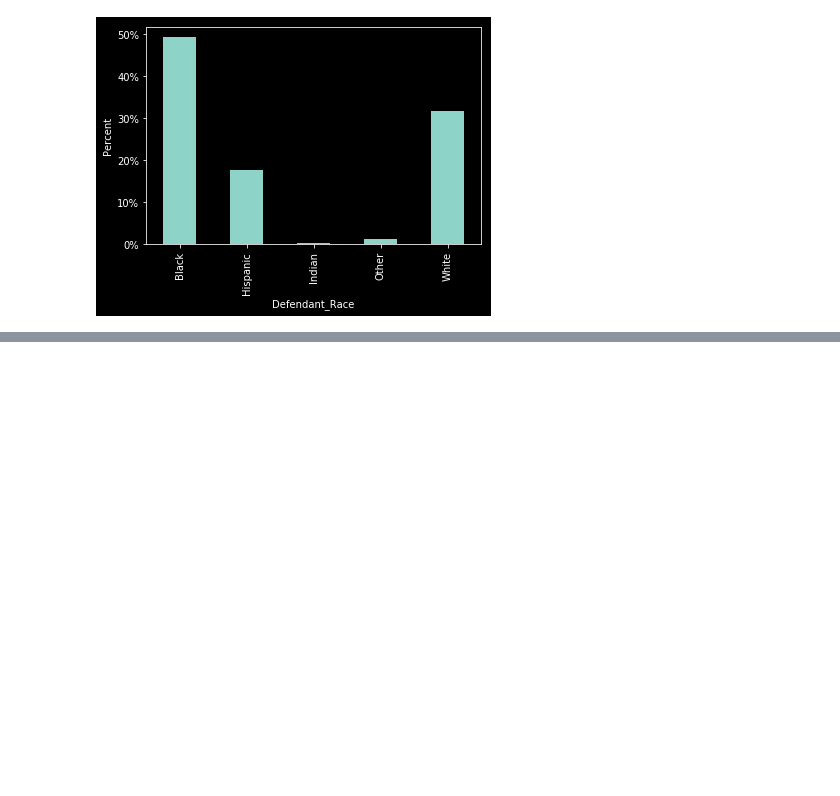
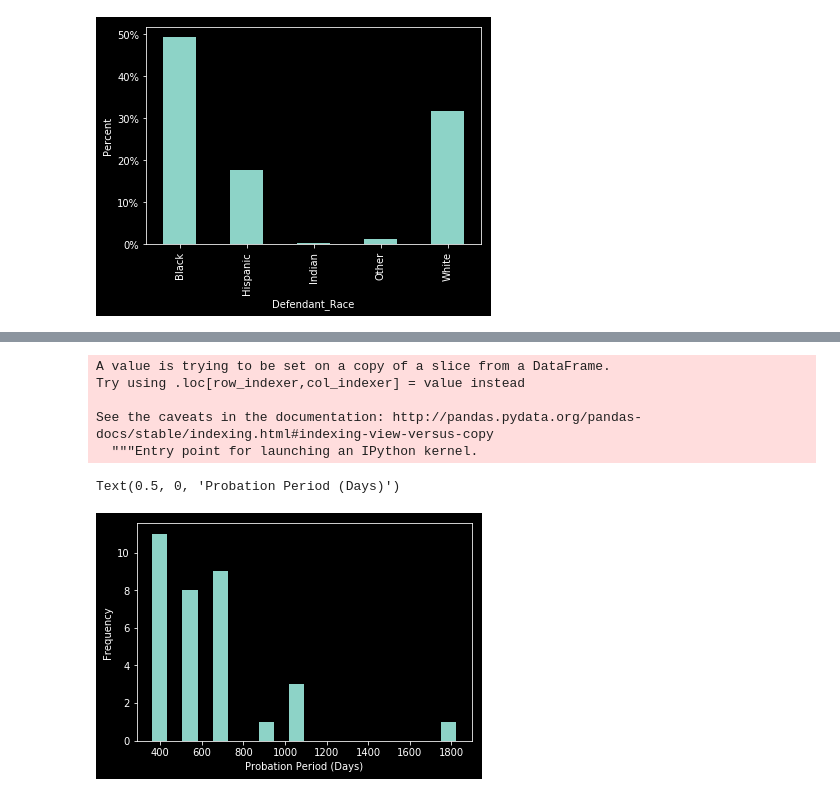
Before and after one commit to jackmoody11/poli490h, a Jupyter notebook: src/nb.ipynb, the cells around one changed output, grey strips where cells are left out. Saved outputs shown, nothing was run; the diff lists cells and outputs as text; code cells hidden in the pictures; blank space fills up the shorter version.

```diff
--- a/src/nb.ipynb
+++ b/src/nb.ipynb
@@ -19,19 +35,15 @@ def fix_birthdays(x):
 # %%
-df = pd.read_csv('../data/example_arrests.csv', dtype={'CRRKCY': str})
-fields = pd.read_csv('../data/fields.csv', index_col='field')
-marijuana_offense_codes = pd.read_csv(
-    '../data/offense_codes_marijuana.csv')['code'].tolist()
-cocaine_offense_codes = pd.read_csv(
-    '../data/offense_codes_cocaine.csv')['code'].tolist()
-heroin_offense_codes = pd.read_csv(
-    '../data/offense_codes_heroin.csv')['code'].tolist()
-county_codes = pd.read_csv(
-    '../data/county_codes.csv', dtype={'code': str}).set_index('code')['county'].to_dict()
-
 df = df[fields.index.tolist()]  # limit data frame to desired fields
 df.rename(columns=fields['description'].to_dict(), inplace=True)
+df = df.replace({'.': np.nan})
 df['County'] = df['County_Number'].map(county_codes) # Make new column with column names based on column numbers
-df['Defendant_Race'] = df['Defendant_Race_Code'].map({'A':'Asian', 'B': 'Black', 'H': 'Hispanic', 'I':'Indian', 'O': 'Other', 'U': 'Unknown', 'W': 'White', 'X': 'Non-person'})
+df['Defendant_Race'] = df['Defendant_Race_Code'].map({'A':'Asian', 'B': 'Black', 'H': 'Hispanic', 'I':'Indian', 'O': 'Other', 'U': 'Unknown', 'W': 'White', 'X': 'Non-person'}) # Create new column to map races
+df['Probation_Length'].replace({'.':0})
+df['Filing_Date'] = pd.to_datetime(df['Filing_Date'])
+df['Year'] = df['File_Number_Century'] * 100 + df['File_Number_Year'] # Convert century and year to single column
+df.drop(['File_Number_Century','File_Number_Year'], inplace=True, axis=1) # Drop old columns
+df['Defendant_Date_of_Birth'] = pd.to_datetime(df['Defendant_Date_of_Birth'], errors='coerce')
+df['Age'] = (pd.to_datetime(df['Year'], format='%Y').dt.year - df['Defendant_Date_of_Birth'].dt.year)
 
 # Limit to different types of drug offenses
 marijuana = df[df['Charged_Offense_Code'].isin(marijuana_offense_codes)]
@@ -75,3 +107,6 @@ plt.ylabel('Percent')
 ax.yaxis.set_major_formatter(FuncFormatter(lambda y, _: '{:.0%}'.format(y)))
 # %% [output]
 [figure]
+# %%
+marijuana['Probation_Frame'].replace({'Y': 365, 'M': 30, 'D': 1, '.': np.nan}, inplace=True)
+marijuana['Probation_Length'].replace({'.': np.nan}, inplace=True)
@@ -77,0 +118,3 @@ ax.yaxis.set_major_formatter(FuncFormatter(lambda y, _: '{:.0%}'.format(y)))
+# %%
+marijuana['Probation_Length'] = marijuana['Probation_Length'].replace({'.': np.nan})
+marijuana['Probation_Length'] = marijuana['Probation_Length'].astype(float)
@@ -77,0 +131,15 @@ ax.yaxis.set_major_formatter(FuncFormatter(lambda y, _: '{:.0%}'.format(y)))
+# %%
+marijuana['Probation_Length'] = marijuana['Probation_Length'] * marijuana['Probation_Frame']
+marijuana_probation_length = marijuana['Probation_Length'].dropna()
+# %% [output]
+A value is trying to be set on a copy of a slice from a DataFrame.
+Try using .loc[row_indexer,col_indexer] = value instead
+
+See the caveats in the documentation: http://pandas.pydata.org/pandas-docs/stable/indexing.html#indexing-view-versus-copy
+  """Entry point for launching an IPython kernel.
+# %%
+marijuana_probation_length.plot.hist(bins=20)
+plt.xlabel('Probation Period (Days)')
+# %% [output]
+Text(0.5, 0, 'Probation Period (Days)')
+[figure, added]
```
Also changed, not shown: parts of 6 cells of this notebook, 3 other files.
